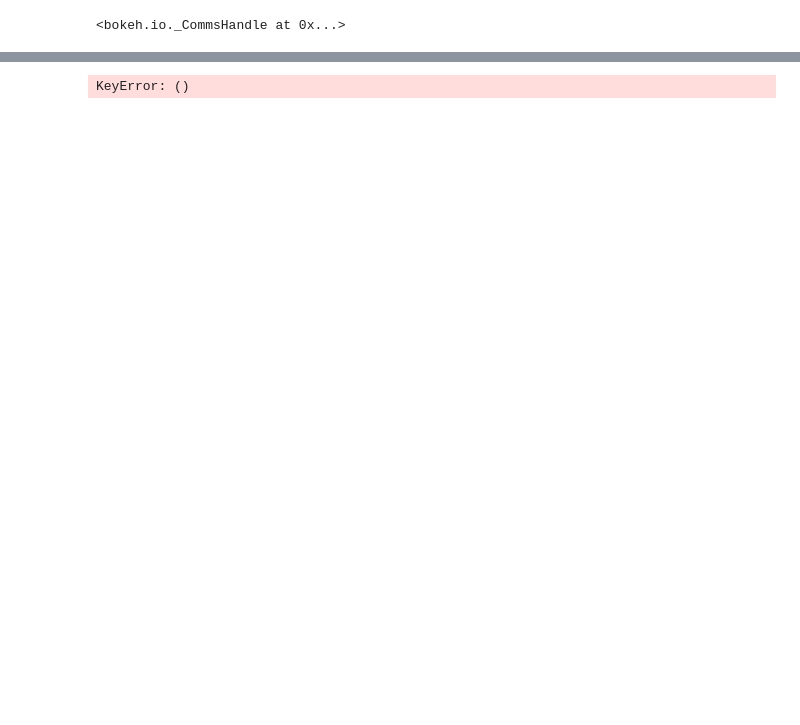
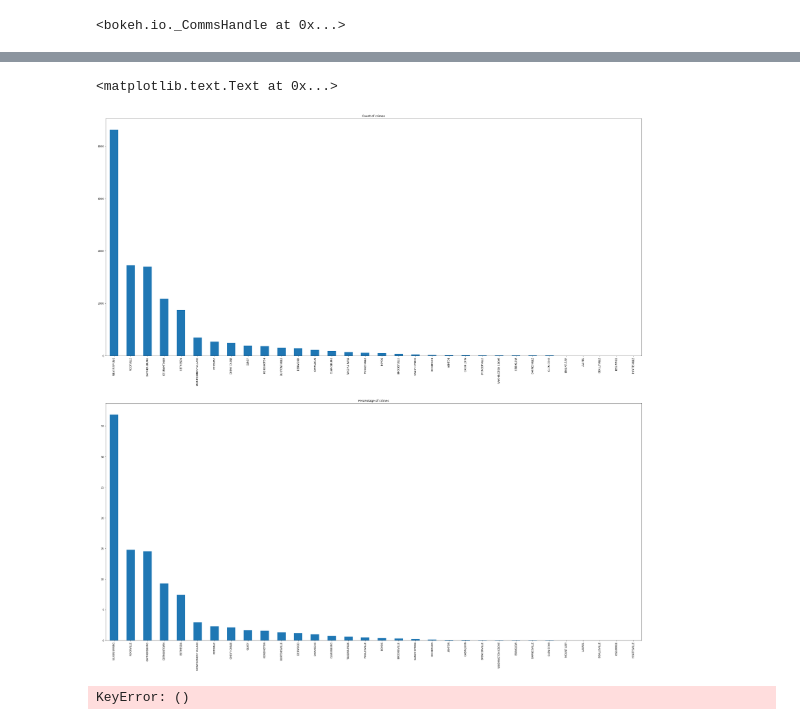
Before and after one commit to marco-olimpio/ufrn, a Jupyter notebook: EEC2006/1_CrimeProject/Finding crime patterns in Montgomery County.ipynb, the cells around one changed output, grey strips where cells are left out. Cells and saved outputs as stored; diff of their text form; code cells hidden in the pictures; blank space fills up the shorter version.

```diff
--- a/EEC2006/1_CrimeProject/Finding crime patterns in Montgomery County.ipynb
+++ b/EEC2006/1_CrimeProject/Finding crime patterns in Montgomery County.ipynb
@@ -598,0 +702,7 @@ show(plot,notebook_handle=True)
+# %%
+monty_data.columns
+#monty_data[monty_data['City']].value_counts
+cities_data = pd.DataFrame({'freq':monty_data['City'].value_counts(normalize=True,sort=True,ascending=False)*100,'count':monty_data['City'].value_counts(sort=True,ascending=False)})
+
+#cities_data.merge(pop_data, left_on=['object'], right_on=['City'], how='inner')
+cities_data
@@ -598,0 +727,14 @@ show(plot,notebook_handle=True)
+# %%
+%matplotlib inline
+fig, axes = plt.subplots(nrows=2, ncols=1,figsize=(40,40))
+
+cities_data['count'].plot(kind='bar',ax=axes[0])
+axes[0].set_title('Count of crimes')
+
+
+cities_data['freq'].plot(kind='bar',ax=axes[1])
+axes[1].set_title('Percentage of crimes')
+#cities_data.plot(kind='bar',figsize=(40,20));
+# %% [output]
+<matplotlib.text.Text at 0x...>
+[figure, added]
```
Also changed, not shown: parts of 11 cells of this notebook, 3 other files.
